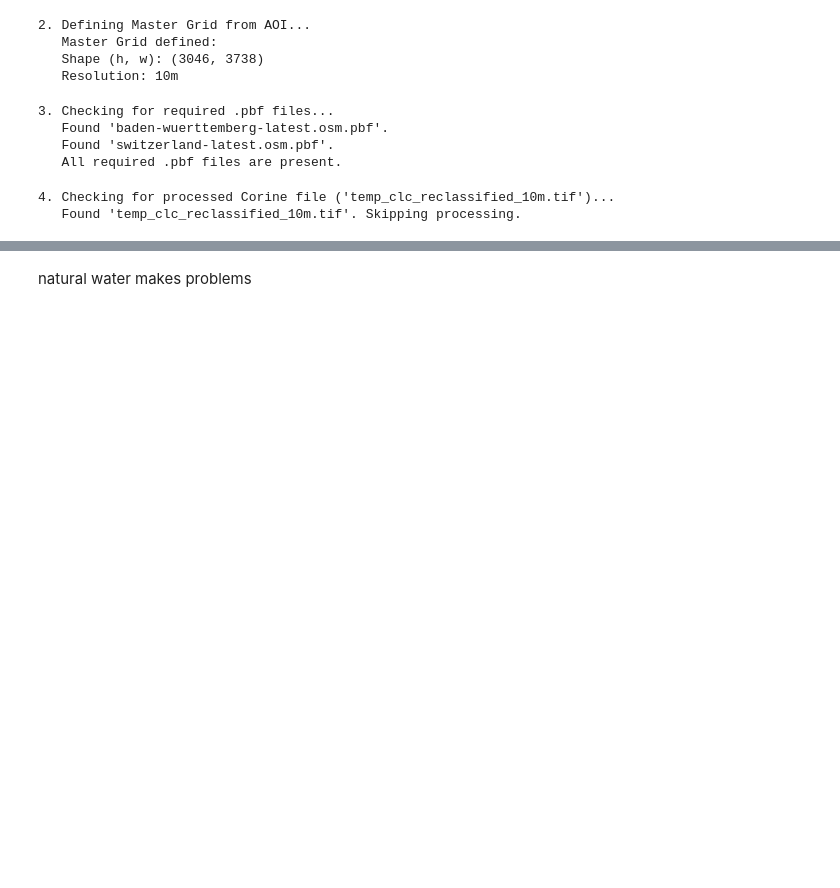
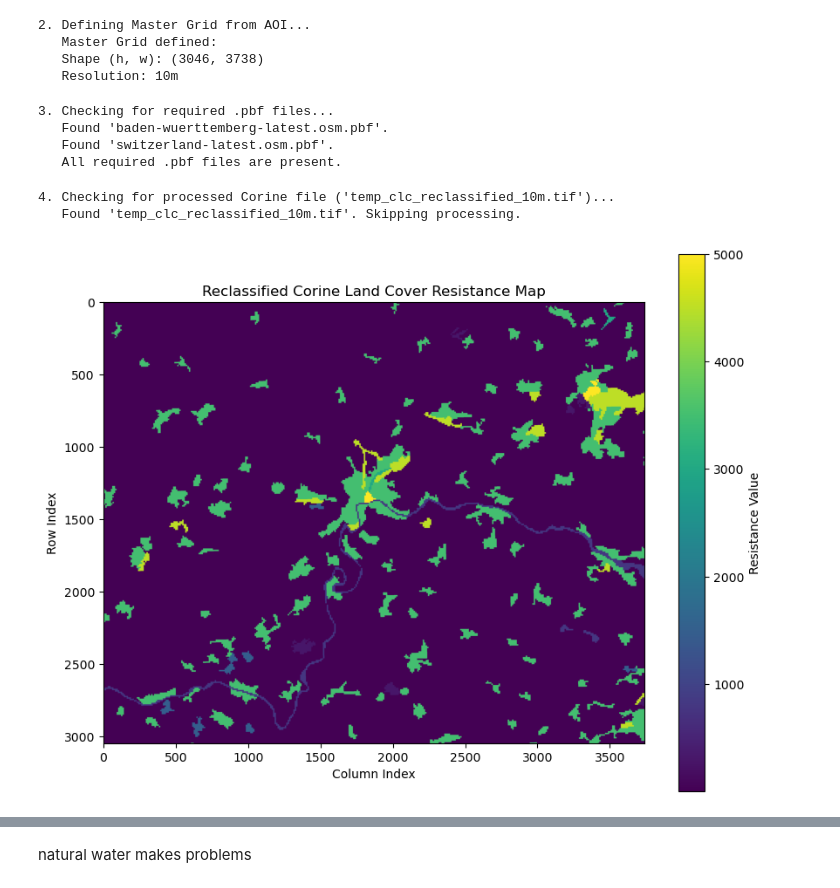
Before and after one commit to LukasBuchmann/PA2-Modelling_Wildlife_Corridors, a Jupyter notebook: Code/Files/cost_surface_osm.ipynb, the cells around one changed output, grey strips where cells are left out. Cells and saved outputs as stored; diff of their text form; code cells hidden in the pictures; blank space fills up the shorter version.

```diff
--- a/Code/Files/cost_surface_osm.ipynb
+++ b/Code/Files/cost_surface_osm.ipynb
@@ -241,14 +241,6 @@ else:
         # Open the source file (raw CLC)
         with rasterio.open(CLC_RAW_PATH) as src:
 
-            # print all unique values in the source raster for debugging
-            unique_values = np.unique(src.read(1))
-            print(f"   Unique CLC codes in source raster: {unique_values}")
-
-            # print all unique values covered by the lookup dictionary
-            lookup_keys = set(final_resistance_map.keys())
-            print(f"   CLC codes in lookup dictionary: {sorted(lookup_keys)}")
-
             # Create an empty numpy array to hold the warped (reprojected) data
             clc_warped_array = np.empty((1, master_shape[0], master_shape[1]), dtype=src.dtypes[0])
 
@@ -283,15 +275,6 @@ else:
 
         clc_reclassified_data = reclassified_flat.values.reshape(master_shape).astype(np.float32)
 
-        # # Plot the map for visual inspection
-        # plt.figure(figsize=(10, 8))
-        # plt.imshow(clc_reclassified_data, cmap='viridis')
-        # plt.colorbar(label='Resistance Value')
-        # plt.title('Reclassified Corine Land Cover Resistance Map')
-        # plt.xlabel('Column Index')
-        # plt.ylabel('Row Index')
-        # plt.show()
-
         # Save the new reclassified 10m raster
         meta_to_save = master_grid_meta.copy()
         meta_to_save.update(dtype=np.float32, count=1, nodata=None)
@@ -306,6 +289,17 @@ else:
 # %% [output]
 4. Checking for processed Corine file ('temp_clc_reclassified_10m.tif')...
    Found 'temp_clc_reclassified_10m.tif'. Skipping processing.
+# %%
+# Plot the map for visual inspection
+plt.figure(figsize=(10, 8))
+plt.imshow(clc_reclassified_data, cmap='viridis')
+plt.colorbar(label='Resistance Value')
+plt.title('Reclassified Corine Land Cover Resistance Map')
+plt.xlabel('Column Index')
+plt.ylabel('Row Index')
+plt.show()
+# %% [output]
+[figure, added]
 # %%
 # --- Process OSM Data ---
 print(f"5. Checking for processed OSM cache ('{PROCESSED_OSM_CACHE.name}')...")
```
Also changed, not shown: parts of 6 cells of this notebook, 18 other files.
